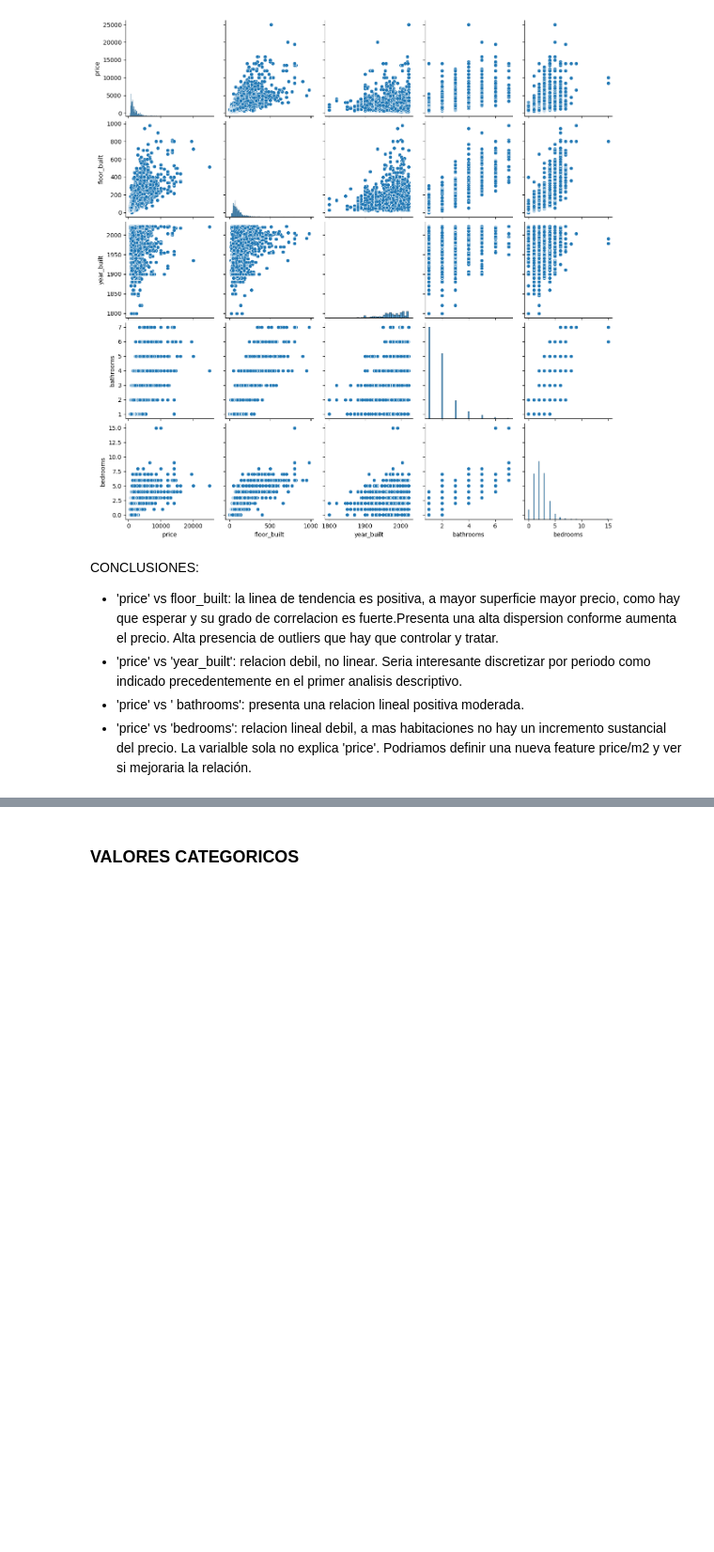
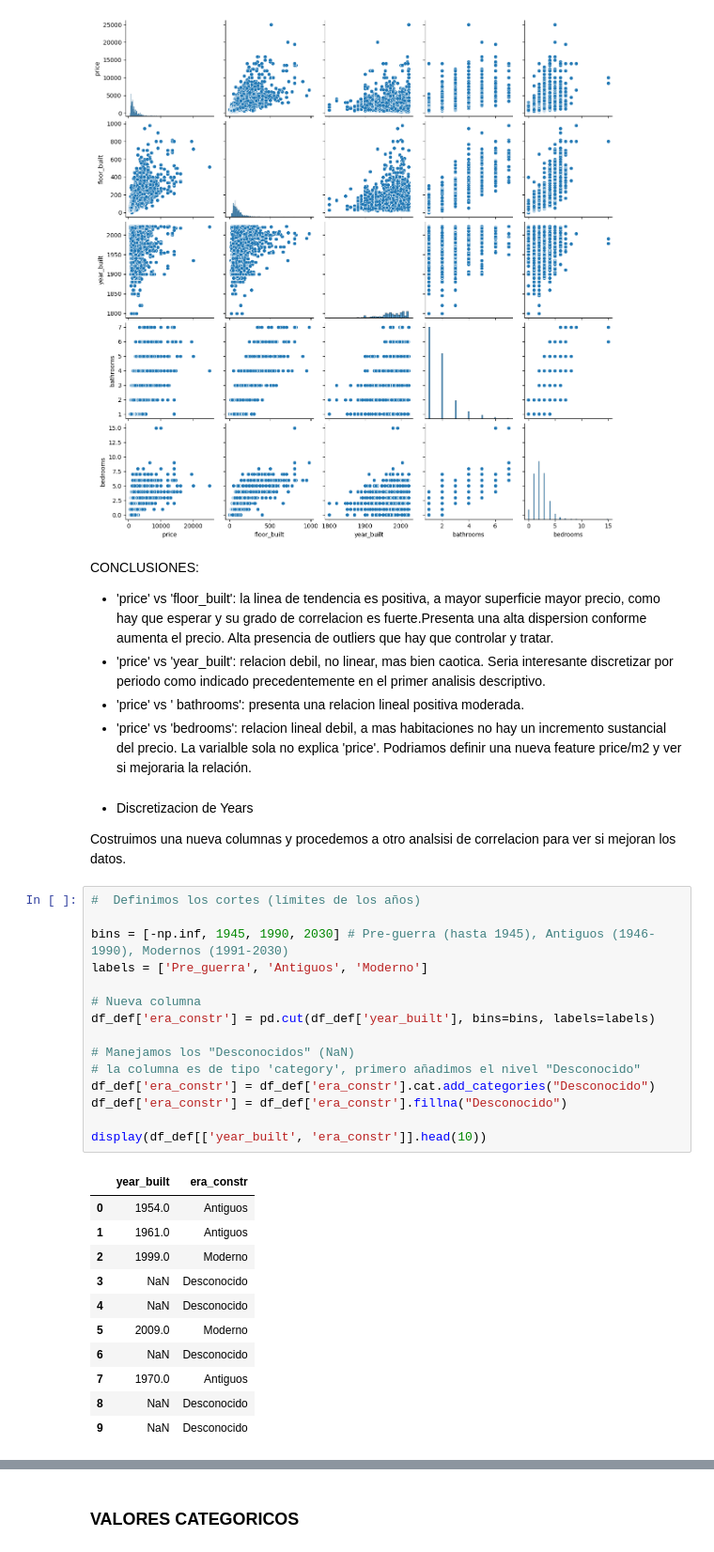
Before and after one commit to MarcoCasSir/LaboratorioDataScience, a Jupyter notebook: hito2/entrega2.ipynb, the cells around one changed output, grey strips where cells are left out. Shown at 94% size. Drawn from its saved outputs; the diff is of its cells as text; blank space fills up the shorter version.

```diff
--- a/hito2/entrega2.ipynb
+++ b/hito2/entrega2.ipynb
@@ -698,7 +698,38 @@ plt.show()
 # %% [markdown]
 CONCLUSIONES:
 
-- 'price' vs floor_built: la linea de tendencia es positiva, a mayor superficie mayor precio, como hay que esperar y su grado de correlacion es fuerte.Presenta una alta dispersion conforme aumenta el precio. Alta presencia de outliers que hay que controlar y tratar.
-- 'price' vs 'year_built': relacion debil, no linear. Seria interesante discretizar por periodo como indicado precedentemente en el primer analisis descriptivo.
+- 'price' vs 'floor_built': la linea de tendencia es positiva, a mayor superficie mayor precio, como hay que esperar y su grado de correlacion es fuerte.Presenta una alta dispersion conforme aumenta el precio. Alta presencia de outliers que hay que controlar y tratar.
+- 'price' vs 'year_built': relacion debil, no linear, mas bien caotica. Seria interesante discretizar por periodo como indicado precedentemente en el primer analisis descriptivo.
 - 'price' vs ' bathrooms': presenta una relacion lineal positiva moderada.
 - 'price' vs 'bedrooms': relacion lineal debil, a mas habitaciones no hay un incremento sustancial del precio. La varialble sola no explica 'price'. Podriamos definir una nueva feature price/m2 y ver si mejoraria la relación.
+# %% [markdown]
+- Discretizacion de Years
+
+Costruimos una nueva columnas y procedemos a otro analsisi de correlacion para ver si mejoran los datos.
+# %%
+#  Definimos los cortes (límites de los años)
+
+bins = [-np.inf, 1945, 1990, 2030] # Pre-guerra (hasta 1945), Antiguos (1946-1990), Modernos (1991-2030)
+labels = ['Pre_guerra', 'Antiguos', 'Moderno']
+
+# Nueva columna
+df_def['era_constr'] = pd.cut(df_def['year_built'], bins=bins, labels=labels)
+
+# Manejamos los "Desconocidos" (NaN)
+# la columna es de tipo 'category', primero añadimos el nivel "Desconocido"
+df_def['era_constr'] = df_def['era_constr'].cat.add_categories("Desconocido")
+df_def['era_constr'] = df_def['era_constr'].fillna("Desconocido")
+
+display(df_def[['year_built', 'era_constr']].head(10))
+# %% [output]
+|  | year_built | era_constr |
+| 0 | 1954.0 | Antiguos |
+| 1 | 1961.0 | Antiguos |
+| 2 | 1999.0 | Moderno |
+| 3 | NaN | Desconocido |
+| 4 | NaN | Desconocido |
+| 5 | 2009.0 | Moderno |
+| 6 | NaN | Desconocido |
+| 7 | 1970.0 | Antiguos |
+| 8 | NaN | Desconocido |
+| 9 | NaN | Desconocido |
```
Also changed, not shown: parts of 8 cells of this notebook.
